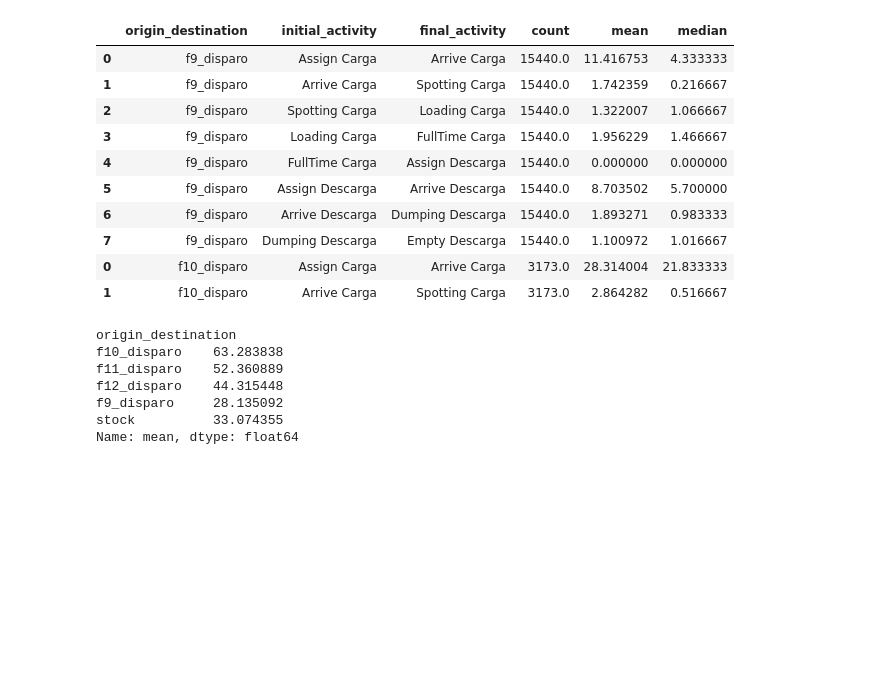
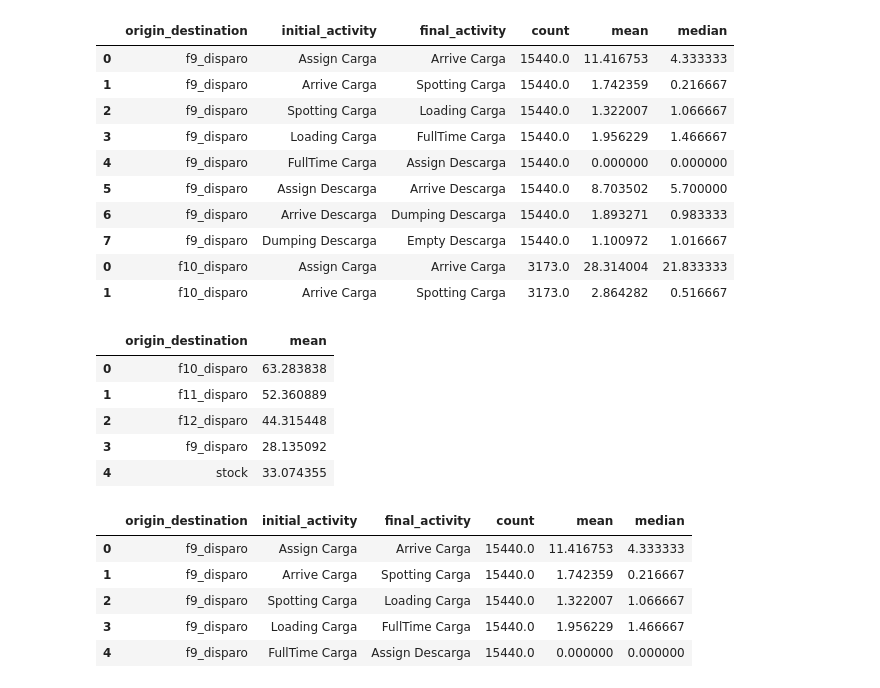
Before and after one commit to AlvaroEscalonaB/PM_MLP, a Jupyter notebook: dispatch-chancado.ipynb, the cells around one changed output. Drawn from its saved outputs; the diff is of its cells as text; code cells hidden in the pictures; blank space fills up the shorter version.

```diff
--- a/dispatch-chancado.ipynb
+++ b/dispatch-chancado.ipynb
@@ -194,14 +178,22 @@ summary_per_df.head(10)
 | 0 | f10_disparo | Assign Carga | Arrive Carga | 3173.0 | 28.314004 | 21.833333 |
 | 1 | f10_disparo | Arrive Carga | Spotting Carga | 3173.0 | 2.864282 | 0.516667 |
 # %%
-summary_per_df.groupby(by="origin_destination")['mean'].sum()
+summary_per_df.groupby(by="origin_destination")['mean'].sum().to_frame().reset_index()
 # %% [output]
-origin_destination
-f10_disparo    63.283838
-f11_disparo    52.360889
-f12_disparo    44.315448
-f9_disparo     28.135092
-stock          33.074355
-Name: mean, dtype: float64
+|  | origin_destination | mean |
+| 0 | f10_disparo | 63.283838 |
+| 1 | f11_disparo | 52.360889 |
+| 2 | f12_disparo | 44.315448 |
+| 3 | f9_disparo | 28.135092 |
+| 4 | stock | 33.074355 |
 # %%
 summary_per_df.to_csv('data/summary_per_df.csv', index=False)
+# %%
+summary_per_df.head()
+# %% [output]
+|  | origin_destination | initial_activity | final_activity | count | mean | median |
+| 0 | f9_disparo | Assign Carga | Arrive Carga | 15440.0 | 11.416753 | 4.333333 |
+| 1 | f9_disparo | Arrive Carga | Spotting Carga | 15440.0 | 1.742359 | 0.216667 |
+| 2 | f9_disparo | Spotting Carga | Loading Carga | 15440.0 | 1.322007 | 1.066667 |
+| 3 | f9_disparo | Loading Carga | FullTime Carga | 15440.0 | 1.956229 | 1.466667 |
+| 4 | f9_disparo | FullTime Carga | Assign Descarga | 15440.0 | 0.000000 | 0.000000 |
```
Also changed, not shown: parts of 9 cells of this notebook.
